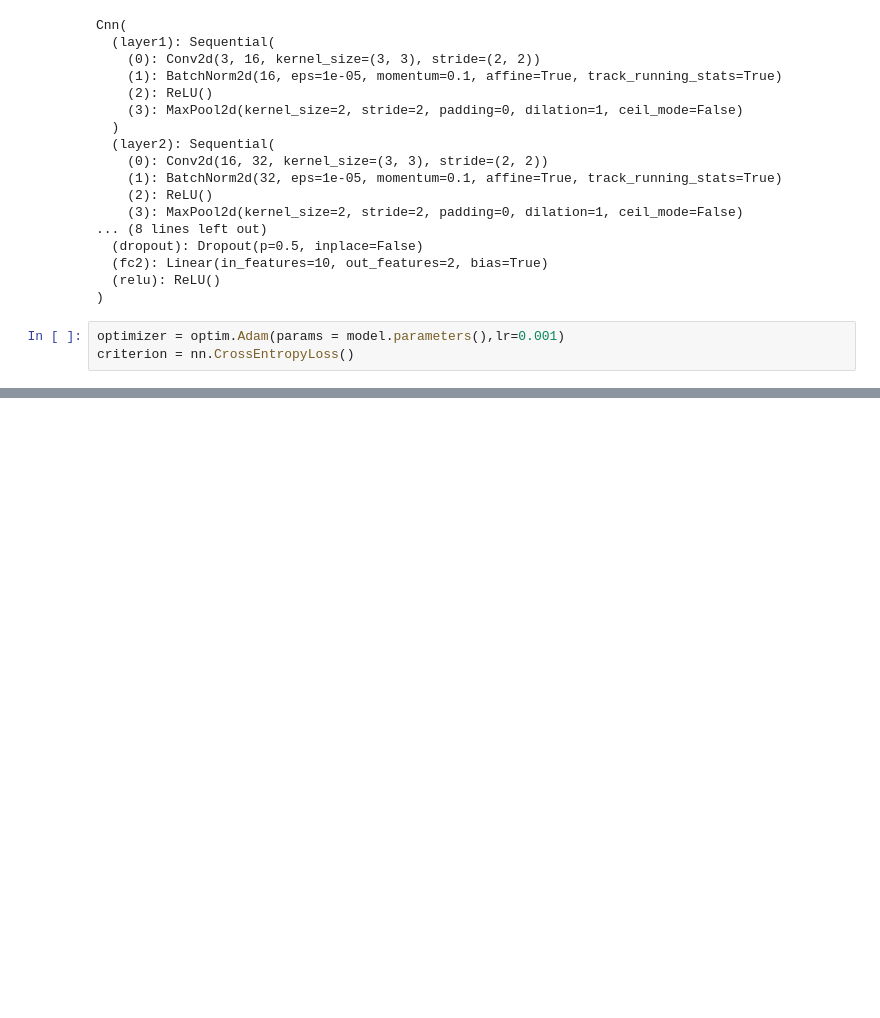
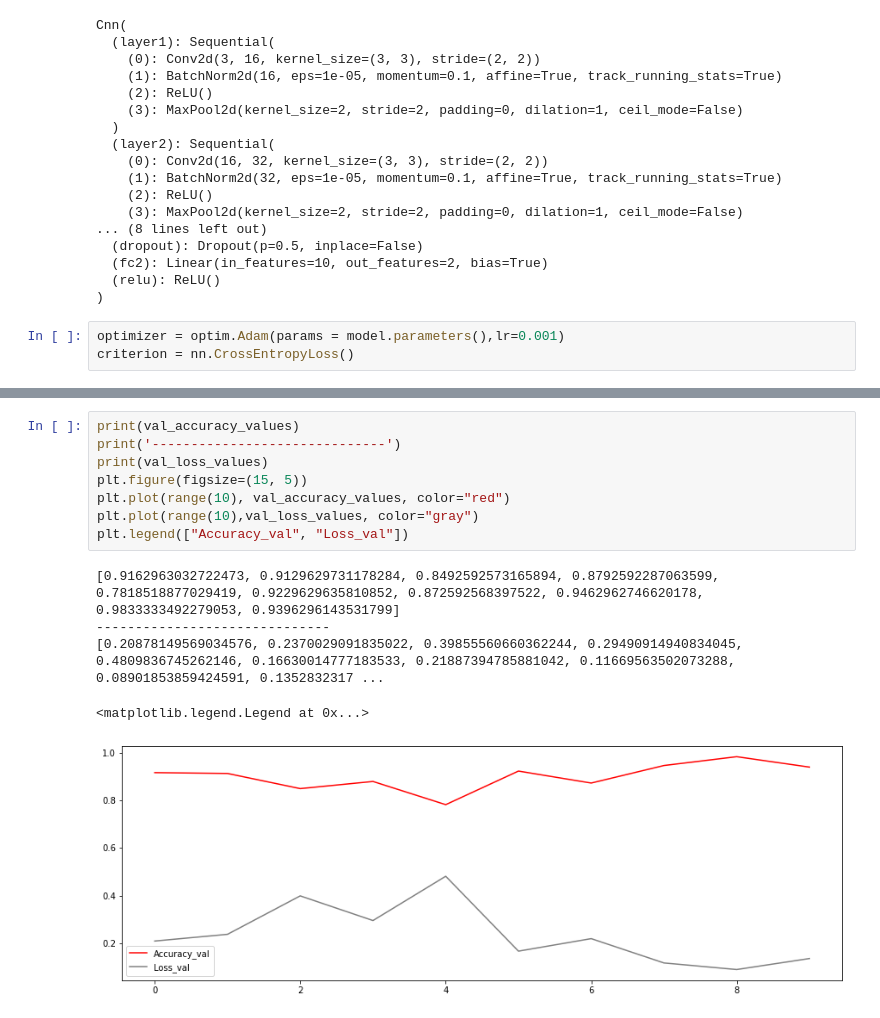
Before and after one commit to ZamotohinaMaria/Application-programming-laba-1, a Jupyter notebook: _5_laba_notebook.ipynb, the cells around one changed output, grey strips where cells are left out. Saved outputs shown, nothing was run; the diff lists cells and outputs as text; blank space fills up the shorter version.

```diff
--- a/_5_laba_notebook.ipynb
+++ b/_5_laba_notebook.ipynb
@@ -303,0 +320,14 @@ ValueError: x and y must have same first dimension, but have shapes (12,) and (1
+# %%
+print(val_accuracy_values)
+print('------------------------------')
+print(val_loss_values)
+plt.figure(figsize=(15, 5))
+plt.plot(range(10), val_accuracy_values, color="red")
+plt.plot(range(10),val_loss_values, color="gray")
+plt.legend(["Accuracy_val", "Loss_val"])
+# %% [output]
+[0.9162963032722473, 0.9129629731178284, 0.8492592573165894, 0.8792592287063599, 0.7818518877029419, 0.9229629635810852, 0.872592568397522, 0.9462962746620178, 0.9833333492279053, 0.9396296143531799]
+------------------------------
+[0.20878149569034576, 0.2370029091835022, 0.39855560660362244, 0.29490914940834045, 0.4809836745262146, 0.16630014777183533, 0.21887394785881042, 0.11669563502073288, 0.08901853859424591, 0.1352832317 ...
+<matplotlib.legend.Legend at 0x...>
+[figure, added]
```
Also changed, not shown: parts of 14 cells of this notebook.
